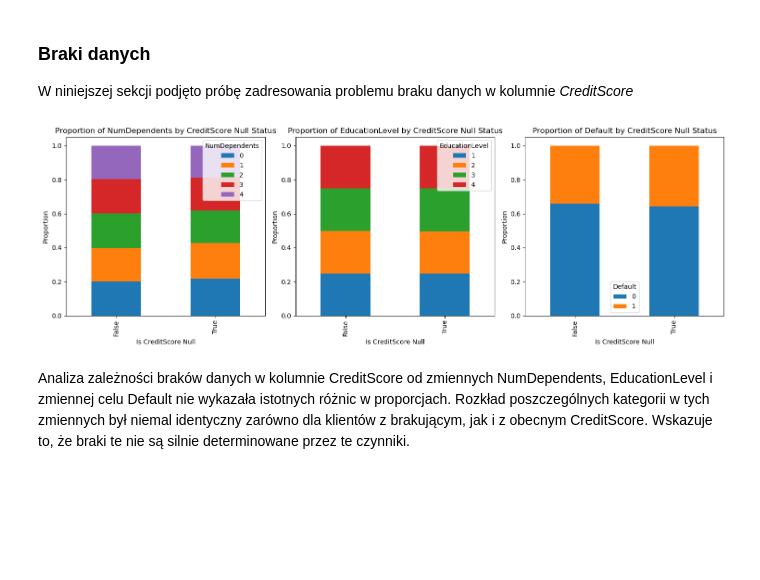
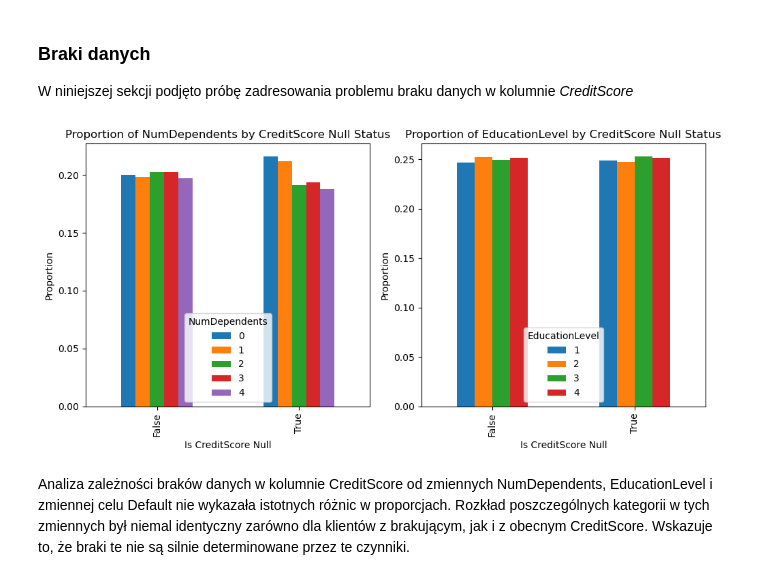
Before and after one commit to malgorzatakukielka/default, a Jupyter notebook: analiza.ipynb, the cells around one changed output. Drawn from its saved outputs; the diff is of its cells as text; code cells hidden in the pictures; blank space fills up the shorter version.

```diff
--- a/analiza.ipynb
+++ b/analiza.ipynb
@@ -164,21 +164,21 @@ train_df['LoanAmount'] = train_df['LoanAmount'].abs()
 ### Braki danych
 W niniejszej sekcji podjęto próbę zadresowania problemu braku danych w kolumnie <i>CreditScore</i>
 # %%
-vars = ['NumDependents', 'EducationLevel', 'Default']
-fig = plt.figure(figsize=(15, 5))
+vars = ['NumDependents', 'EducationLevel']
+fig = plt.figure(figsize=(10, 5))
 
 for i, var in enumerate(vars):
-    ax = fig.add_subplot(1, 3, i + 1)
+    ax = fig.add_subplot(1, 2, i + 1)
     null_analysis = train_df.groupby(train_df['CreditScore'].isnull())[var].value_counts(normalize=True).unstack()
-    null_analysis.plot(kind='bar', stacked=True, ax=ax)
+    null_analysis.plot(kind='bar', stacked=False, ax=ax)
     ax.set_title(f'Proportion of {var} by CreditScore Null Status')
     ax.set_xlabel('Is CreditScore Null')
     ax.set_ylabel('Proportion')
 
 plt.tight_layout()
 plt.show()
 # %% [output]
-[figure, old version]
+[figure, new version]
 # %% [markdown]
 Analiza zależności braków danych w kolumnie CreditScore od zmiennych NumDependents, EducationLevel i zmiennej celu Default nie wykazała istotnych różnic w proporcjach. Rozkład poszczególnych kategorii w tych zmiennych był niemal identyczny zarówno dla klientów z brakującym, jak i z obecnym CreditScore. Wskazuje to, że braki te nie są silnie determinowane przez te czynniki.
 # %%
```
Also changed, not shown: parts of 11 cells of this notebook.
